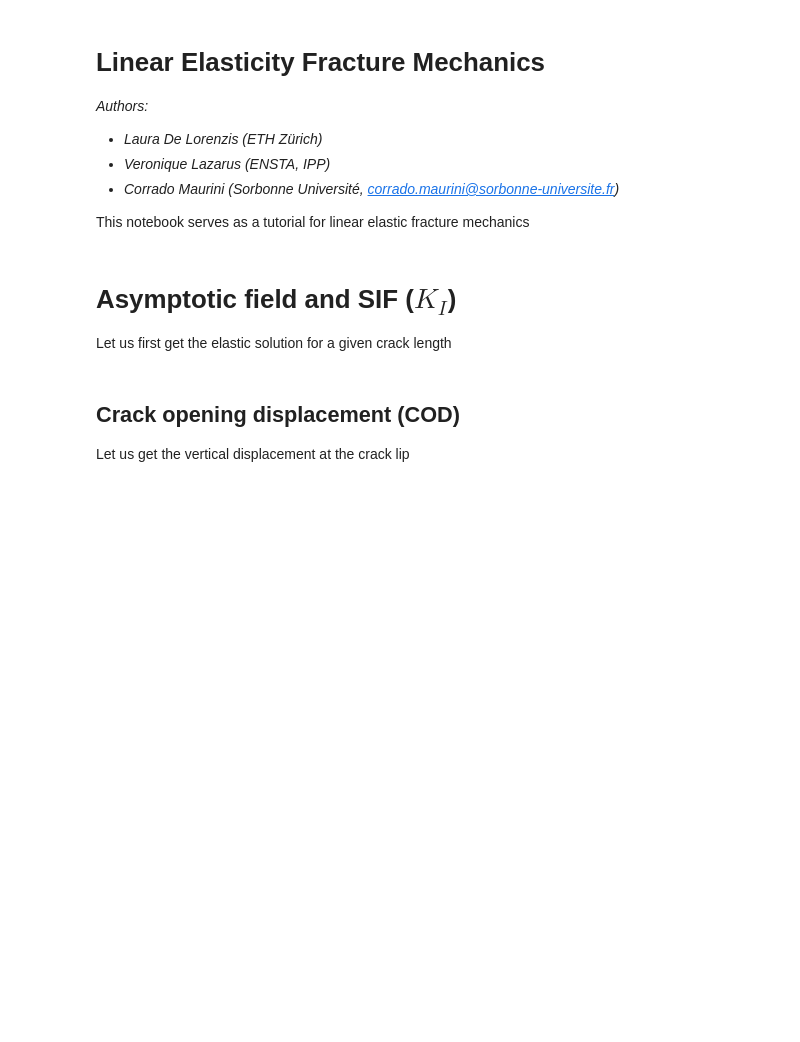
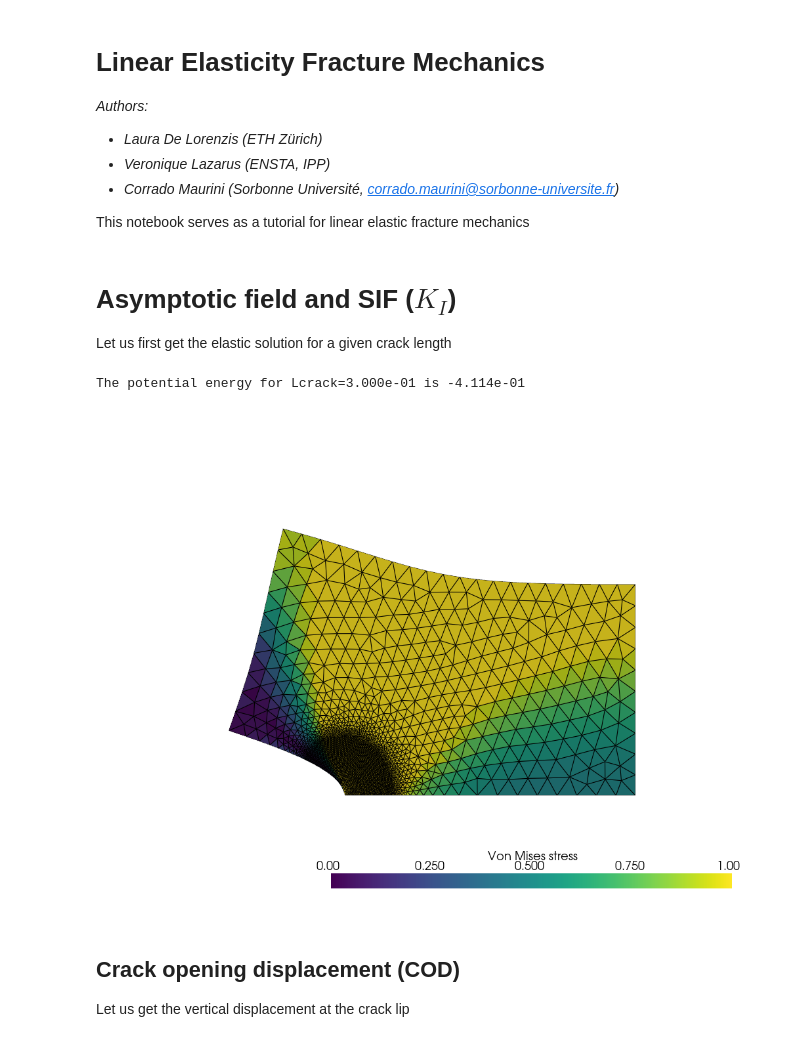
Before and after one commit to newfrac/fenicsx-fracture, a Jupyter notebook: notebooks/linear-elasticity/02-LEFM.ipynb, the cells around one changed output. Saved outputs shown, nothing was run; the diff lists cells and outputs as text; code cells hidden in the pictures; blank space fills up the shorter version.

```diff
--- a/notebooks/linear-elasticity/02-LEFM.ipynb
+++ b/notebooks/linear-elasticity/02-LEFM.ipynb
@@ -44,34 +45,37 @@ Lcrack = 0.3
 lc =.05
 dist_min = .1
 dist_max = .3
 uh, energy, sigma_ufl = solve_elasticity(Lx=Lx,
                                          Ly=Ly,
                                          Lcrack=Lcrack,
                                          lc=lc,
                                          refinement_ratio=20,
                                          dist_min=dist_min,
                                          dist_max=dist_max,
                                          verbosity=1)
 
 from plots import warp_plot_2d
 import pyvista
 pyvista.set_jupyter_backend("static")
 pyvista.start_xvfb()
 
 import ufl
 sigma_iso = 1./3*ufl.tr(sigma_ufl)*ufl.Identity(len(uh))
 sigma_dev =  sigma_ufl - sigma_iso
 von_Mises = ufl.sqrt(3./2*ufl.inner(sigma_dev, sigma_dev))
-V_dg = fem.FunctionSpace(uh.function_space.mesh, ("DG", 0))
+V_dg = fem.functionspace(uh.function_space.mesh, ("DG", 0))
 stress_expr = fem.Expression(von_Mises, V_dg.element.interpolation_points())
 vm_stress = fem.Function(V_dg)
 vm_stress.interpolate(stress_expr)
 
 plotter = warp_plot_2d(uh,cell_field=vm_stress,field_name="Von Mises stress", factor=.1,show_edges=True,clim=[0.0, 1.0],show_scalar_bar=True)
 if not pyvista.OFF_SCREEN:
     plotter.show()
 else:
     figure = plotter.screenshot(f"{outdir}/VonMises.png")
+# %% [output]
+The potential energy for Lcrack=3.000e-01 is -4.114e-01
+[figure, added]
 # %% [markdown]
 ## Crack opening displacement (COD)
 
```
Also changed, not shown: parts of 12 cells of this notebook, 1 other file.
